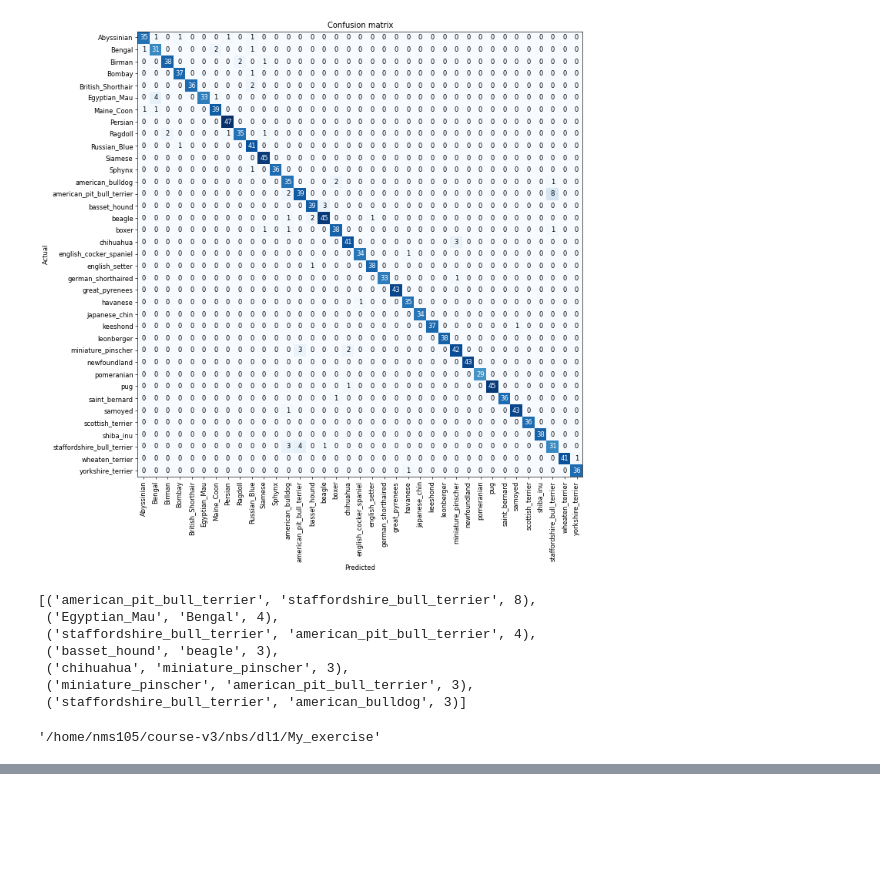
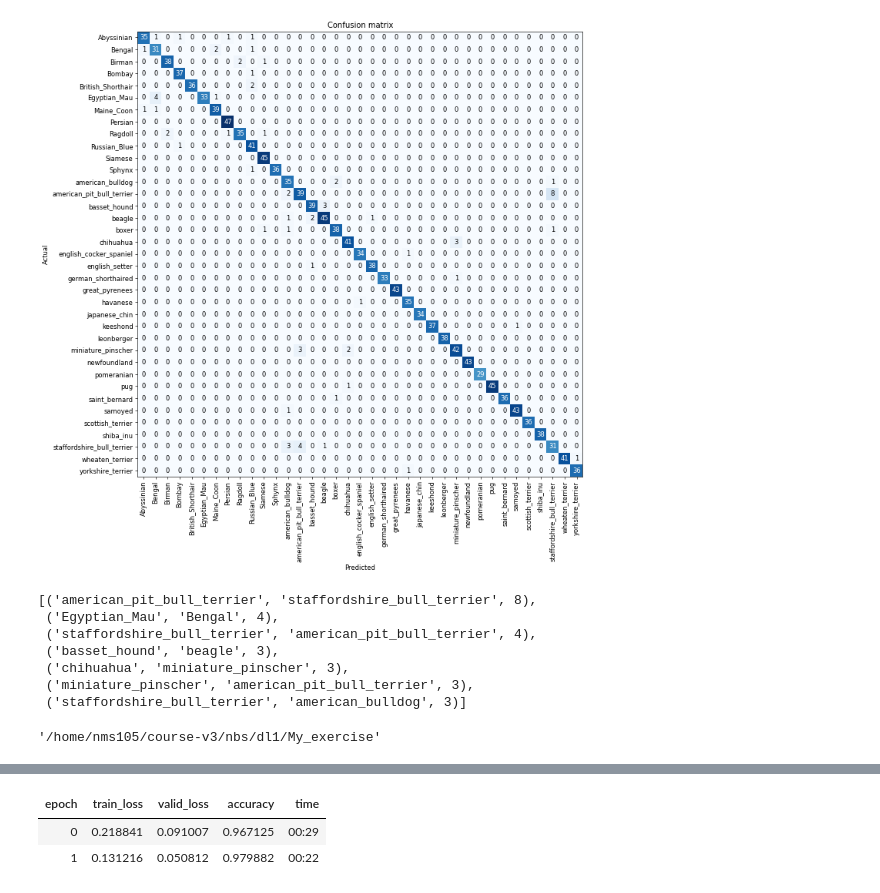
Before and after one commit to NishanSenanayake/course-v3, a Jupyter notebook: nbs/dl1/My_exercise/lesson-1.ipynb, the cells around one changed output, grey strips where cells are left out. Drawn from its saved outputs; the diff is of its cells as text; code cells hidden in the pictures; blank space fills up the shorter version.

```diff
--- a/nbs/dl1/My_exercise/lesson-1.ipynb
+++ b/nbs/dl1/My_exercise/lesson-1.ipynb
@@ -212,0 +226,7 @@ pwd
+# %%
+learn=cnn_learner(data, models.resnet34, metrics=accuracy)
+learn.fit_one_cycle(2)
+# %% [output]
+| epoch | train_loss | valid_loss | accuracy | time |
+| 0 | 0.218841 | 0.091007 | 0.967125 | 00:29 |
+| 1 | 0.131216 | 0.050812 | 0.979882 | 00:22 |
```
Also changed, not shown: parts of 10 cells of this notebook, 2 other files.
